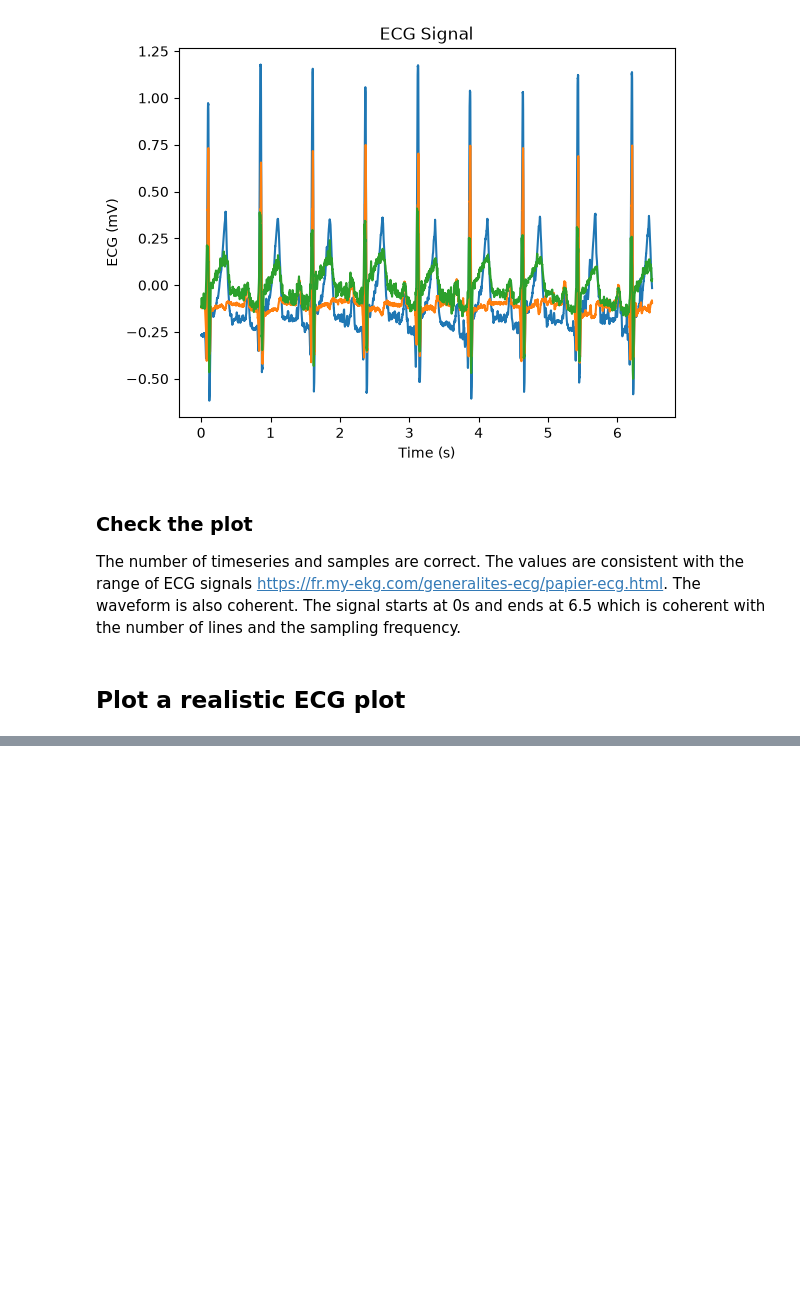
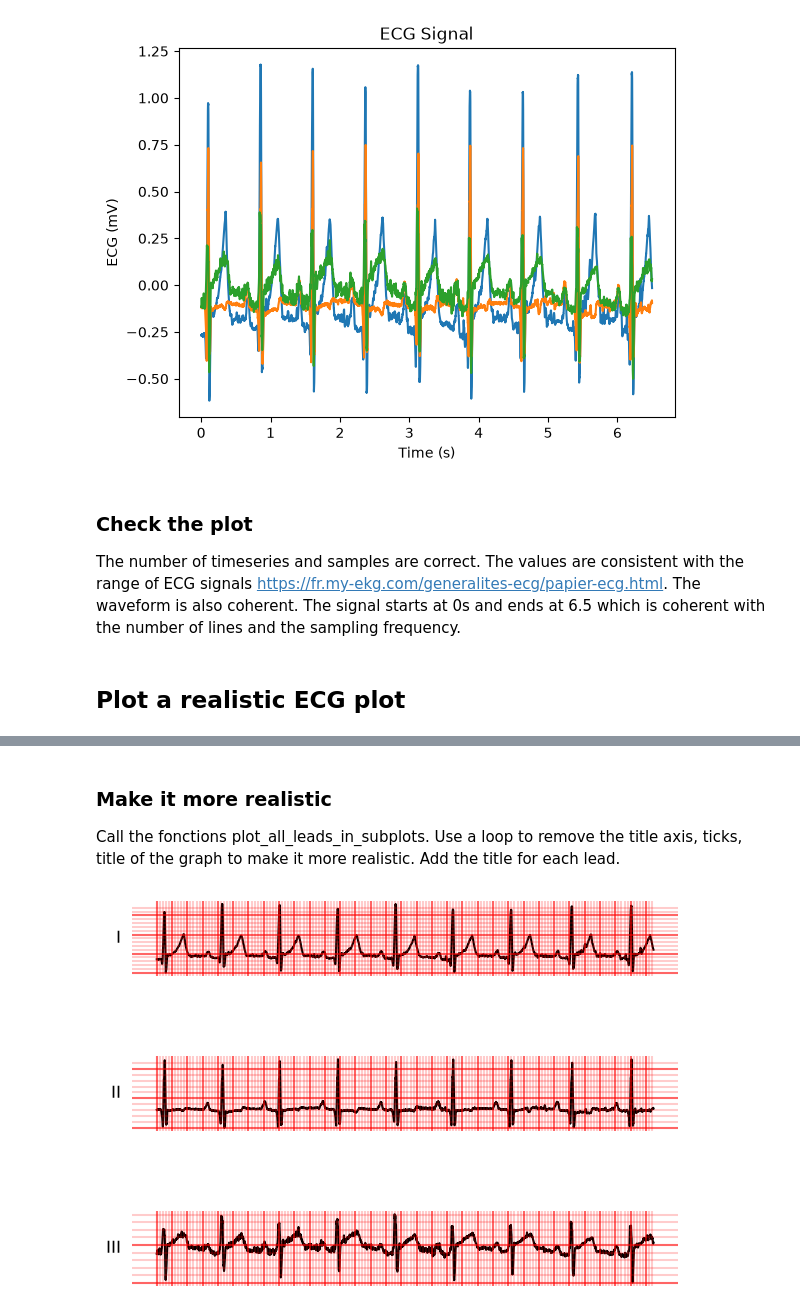
Before and after one commit to GaiaGas/Series01-python, a Jupyter notebook: Series01-Python.ipynb, the cells around one changed output, grey strips where cells are left out. Saved outputs shown, nothing was run; the diff lists cells and outputs as text; code cells hidden in the pictures; blank space fills up the shorter version.

Commit message:
make it more realistic

```diff
--- a/Series01-Python.ipynb
+++ b/Series01-Python.ipynb
@@ -169,0 +218,31 @@ def plot_one_lead_in_subplots(subplot, time, ecg, lead_name, color):
+# %% [markdown]
+### Make it more realistic
+
+Call the fonctions plot_all_leads_in_subplots.
+Use a loop to remove the title axis, ticks, title of the graph to make it more realistic.
+Add the title for each lead.
+# %%
+plot_all_leads_in_subplots(
+    timestamps,
+    ECG_real,
+    lead_names,
+    colors
+)
+
+# Remove labels, titles, axes and legend
+for ax, lead in zip(plt.gcf().axes, ['I', 'II', 'III']):# zip assigns each axis to a lead
+    ax.set_xlabel('')
+    ax.set_title('')
+    ax.legend().remove()
+    ax.set_axis_off()
+
+    # Ajouter I, II, III à gauche
+    ax.text(-0.02, 0.5, lead,# where to put the text, -0.02 is the x position, 0.5 is the y position
+            transform=ax.transAxes,# use the axes coordinates, so the text is positioned relative to the axes, not the data
+            ha='right',# horizontal alignment
+            va='center',# vertical alignment
+            fontsize=12) # size of the writting
+
+plt.show()
+# %% [output]
+[figure, added]
```
Also changed, not shown: parts of 9 cells of this notebook.
